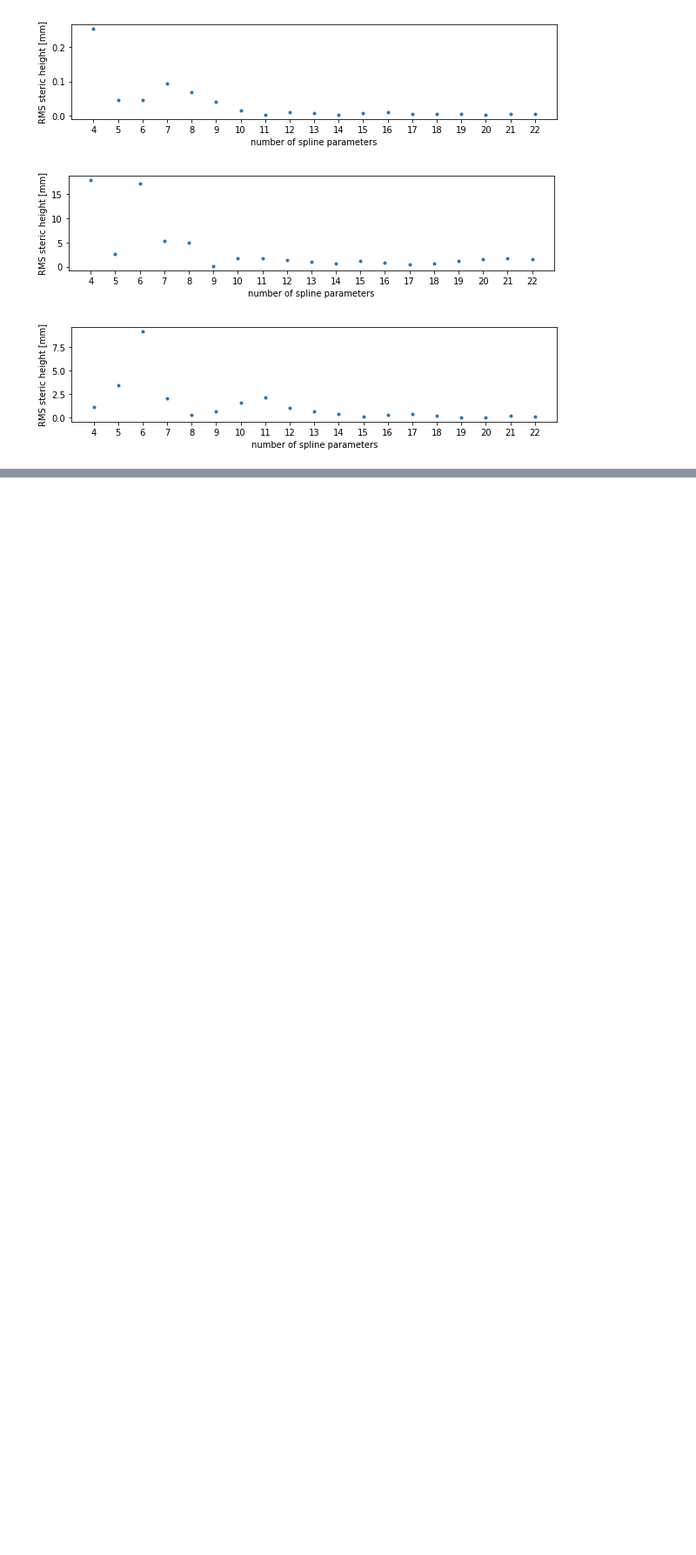
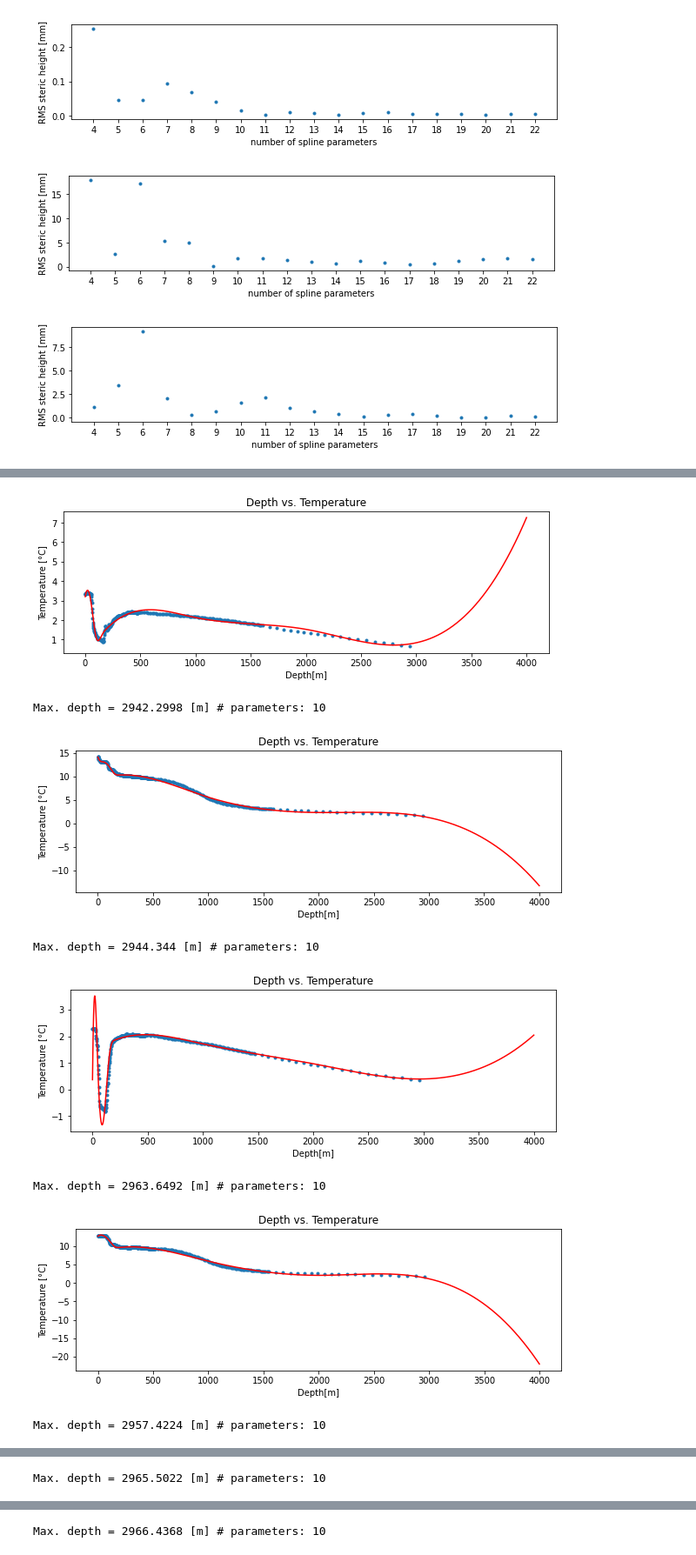
Before and after one commit to najona/st_height, a Jupyter notebook: st_height/paramTS.ipynb, the cells around one changed output, grey strips where cells are left out. Shown at 87% size. Cells and saved outputs as stored; diff of their text form; code cells hidden in the pictures; blank space fills up the shorter version.

```diff
--- a/st_height/paramTS.ipynb
+++ b/st_height/paramTS.ipynb
@@ -414,0 +490,61 @@ for i in range(10): #len(T)
+# %%
+# Find Argo profiles in vicinity
+arr1, arr2 = np.where((depth > 4000) & (depth < 99999) & (T < 99999)) # arr1... row, arr2... column
+arr1 = np.unique(arr1) # delete duplicate elements
+depth_vicinity = np.array(depth[list(arr1),:])
+T_vicinity = np.array(T[list(arr1),:])
+
+# arr1, arr2 = np.where((depth > 4000) & (depth < 99999) & (PSAL < 99999)) # arr1... row, arr2... column
+# arr1 = np.unique(arr1) # delete duplicate elements
+# depth_vicinity = np.array(depth[list(arr1),:])
+# T_vicinity = np.array(PSAL[list(arr1),:])
+
+for i in range(15,25): #len(T_vicinity)
+    depth_vic = depth_vicinity[i,:][depth_vicinity[i,:] < 8000]
+    T_vic = T_vicinity[i,:][T_vicinity[i,:] < 50]
+
+    # cut off measurements
+    T_vic = T_vic[np.where(depth_vic < 3000)]
+    depth_vic = depth_vic[np.where(depth_vic < 3000)]
+    #-----------------------------------------equidistant points
+    # Approximation of Argo profiles in vicinity
+    #dkappa_depth = ceil(np.max(depth_vic)/6) #ceil(np.max(depth_vic)/20)
+
+    # nodes
+    #kappa_x_depth = np.arange(np.min(depth_vic), ceil(np.max(depth_vic)/dkappa_depth)*dkappa_depth + dkappa_depth, dkappa_depth)
+    #------------------------------------------
+
+    #------------------------------------------distance depending on T/S gradient
+    kappa_test = np.array((0, 50, 100, 150, 200, 1000, 2000, 4000)) #np.max(depth_vic)
+    dkappa_depth = 6000
+    #------------------------------------------
+
+    #A_vic = func.getA(kappa_x_depth, dkappa_depth, depth_vic)
+    A_vic = func.getA(kappa_test, dkappa_depth, depth_vic)
+    xS_vic,lS_vic,v_vic,rp_vic = func.linearGMM(A_vic, T_vic)
+
+    t_raster_vic = np.arange(np.min(depth_vic), 4000, (4000-np.min(depth_vic))/10000)
+    Ax_raster_vic = func.getA(kappa_test, dkappa_depth, t_raster_vic)
+    f_raster_vic = Ax_raster_vic.dot(xS_vic)
+
+    vic = plt.figure(figsize=(10,3))
+    plt.plot(depth_vic, T_vic, '.')
+    #plt.plot(depth_vic, lS_vic, 'r')
+    plt.plot(t_raster_vic, f_raster_vic, 'r')
+    plt.ylabel("Temperature [°C]")
+    plt.xlabel("Depth[m]")
+    plt.title('Depth vs. Temperature')
+#     plt.ylabel("Salinity")
+#     plt.title('Depth vs. Salinity')
+    plt.show()
+    #vic.savefig('vic_S'+str(i)+'.png', bbox_inches='tight')
+    print("Max. depth =", np.max(depth_vic), "[m]", "# parameters:", len(xS_vic))
+# %% [output]
+[figure, added]
+Max. depth = 2942.2998 [m] # parameters: 10
+[figure, added]
+Max. depth = 2944.344 [m] # parameters: 10
+[figure, added]
+Max. depth = 2963.6492 [m] # parameters: 10
+[figure, added]
+Max. depth = 2957.4224 [m] # parameters: 10
@@ -414,0 +552 @@ for i in range(10): #len(T)
+Max. depth = 2965.5022 [m] # parameters: 10
@@ -414,0 +554 @@ for i in range(10): #len(T)
+Max. depth = 2966.4368 [m] # parameters: 10
```
Also changed, not shown: parts of 7 cells of this notebook.
